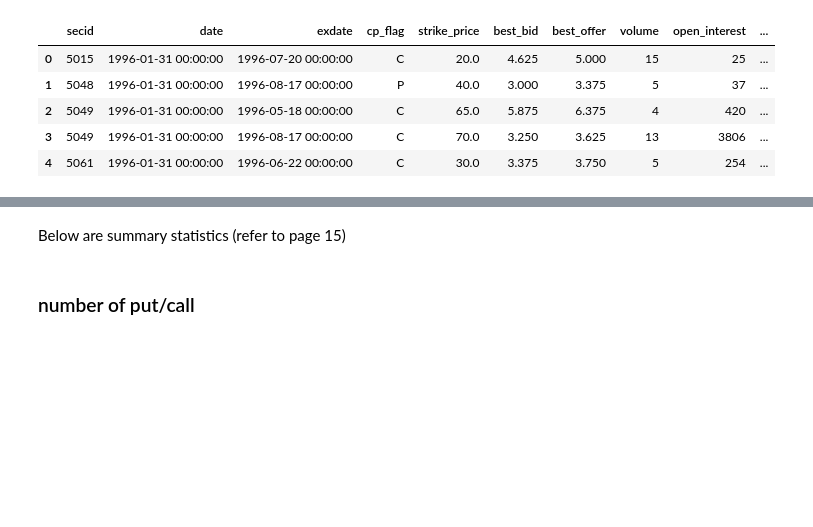
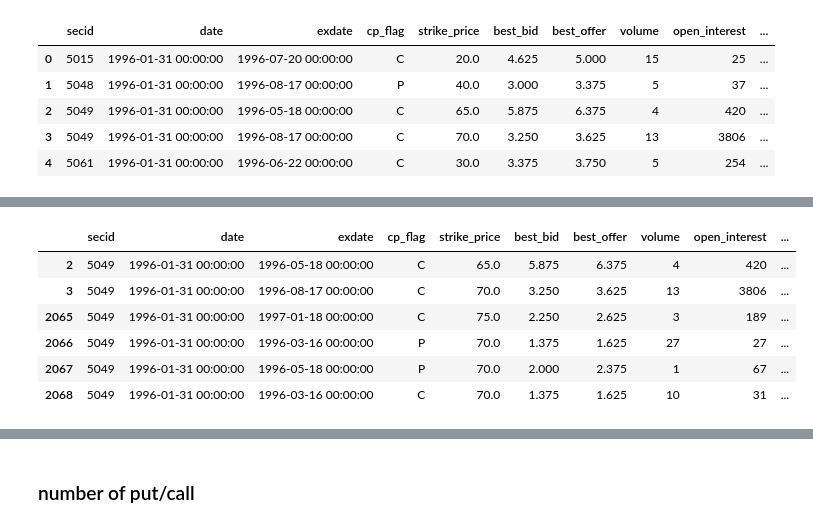
Before and after one commit to jzfrank/AQF-option-rodeo, a Jupyter notebook: data_exploration.ipynb, the cells around one changed output, grey strips where cells are left out. Drawn from its saved outputs; the diff is of its cells as text; code cells hidden in the pictures; blank space fills up the shorter version.

```diff
--- a/data_exploration.ipynb
+++ b/data_exploration.ipynb
@@ -95,3 +133,15 @@ sp500_op_ret[sp500_op_ret["secid"] == 5015]
+# %%
+sp500_op_ret[
+    (sp500_op_ret["secid"] == 5049) & (sp500_op_ret["date"] == "1996-01-31 00:00:00")
+]
+# %% [output]
+|  | secid | date | exdate | cp_flag | strike_price | best_bid | best_offer | volume | open_interest | ... |
+| 2 | 5049 | 1996-01-31 00:00:00 | 1996-05-18 00:00:00 | C | 65.0 | 5.875 | 6.375 | 4 | 420 | ... |
+| 3 | 5049 | 1996-01-31 00:00:00 | 1996-08-17 00:00:00 | C | 70.0 | 3.250 | 3.625 | 13 | 3806 | ... |
+| 2065 | 5049 | 1996-01-31 00:00:00 | 1997-01-18 00:00:00 | C | 75.0 | 2.250 | 2.625 | 3 | 189 | ... |
+| 2066 | 5049 | 1996-01-31 00:00:00 | 1996-03-16 00:00:00 | P | 70.0 | 1.375 | 1.625 | 27 | 27 | ... |
+| 2067 | 5049 | 1996-01-31 00:00:00 | 1996-05-18 00:00:00 | P | 70.0 | 2.000 | 2.375 | 1 | 67 | ... |
+| 2068 | 5049 | 1996-01-31 00:00:00 | 1996-03-16 00:00:00 | C | 70.0 | 1.375 | 1.625 | 10 | 31 | ... |
 # %%
 sp500_op_ret.describe()
 # %% [output]
@@ -104,8 +154,6 @@ sp500_op_ret.describe()
 | 50% | 1.073980e+05 | 6.500000e+01 | 2.900000e+00 | 3.200000e+00 | 1.100000e+01 | 3.160000e+02 | 3.396460e-01 | 1.604910e-01 | ... |
 | 75% | 1.116520e+05 | 1.290000e+02 | 7.400000e+00 | 7.900000e+00 | 4.000000e+01 | 1.264000e+03 | 4.580080e-01 | 5.068830e-01 | ... |
 | max | 2.149050e+05 | 5.500000e+03 | 2.692950e+03 | 2.707550e+03 | 2.561690e+05 | 7.795400e+05 | 2.998749e+00 | 1.000030e+00 | ... |
-# %% [markdown]
-Below are summary statistics (refer to page 15)
 # %% [markdown]
 ### number of put/call
 # %%
```
Also changed, not shown: parts of 26 cells of this notebook, 2 other files.
